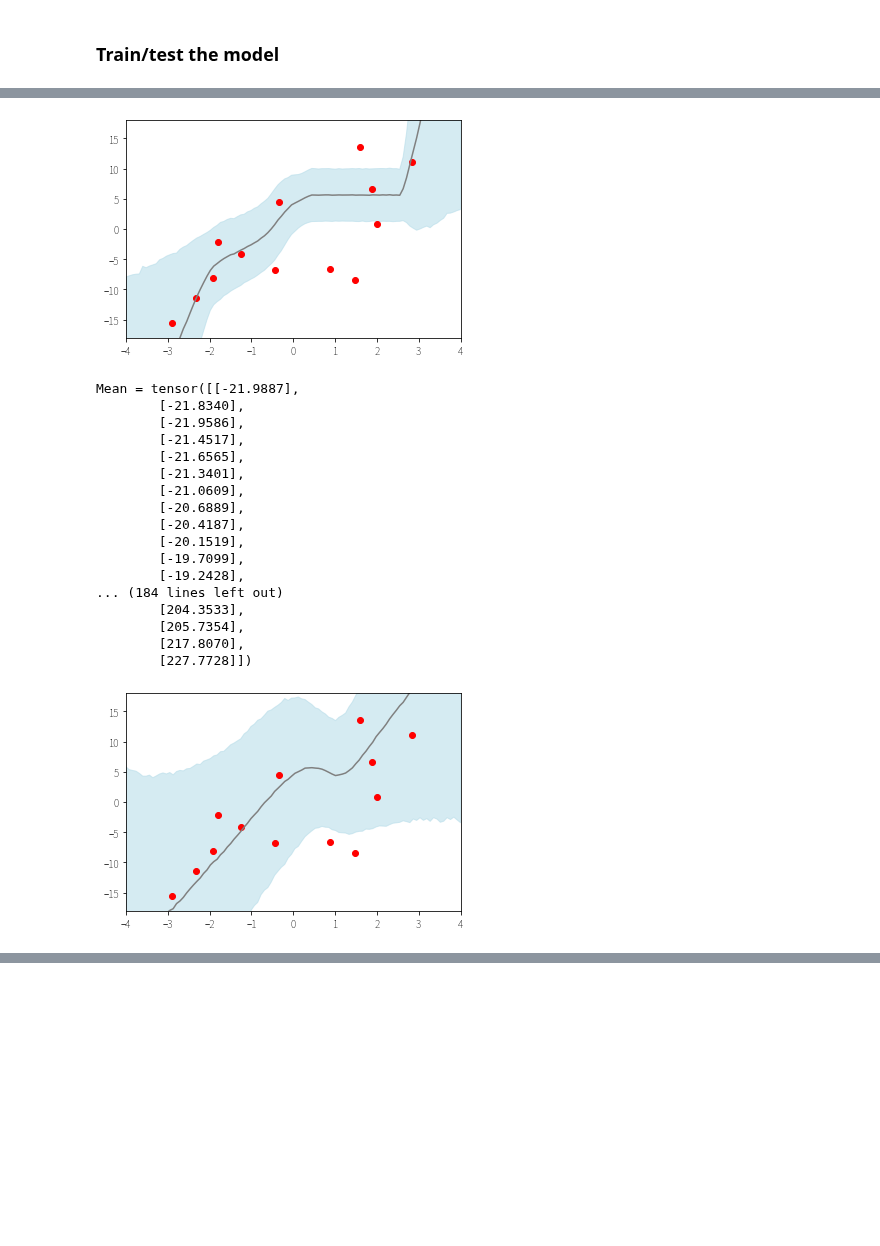
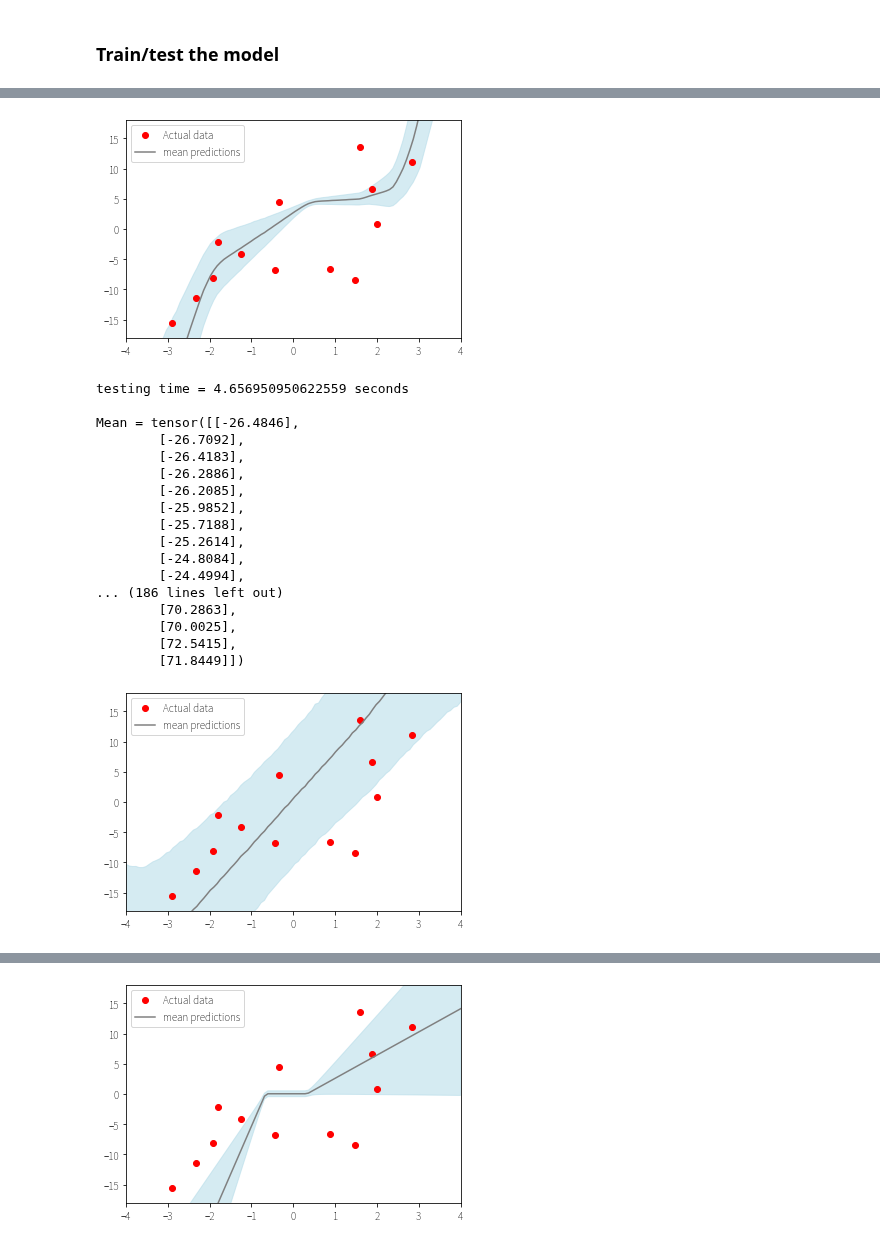
Before and after one commit to ronaldseoh/bayesian-dl-experiments, a Jupyter notebook: experiment_comparison_toy.ipynb, the cells around one changed output, grey strips where cells are left out. Cells and saved outputs as stored; diff of their text form; code cells hidden in the pictures; blank space fills up the shorter version.

```diff
--- a/experiment_comparison_toy.ipynb
+++ b/experiment_comparison_toy.ipynb
@@ -108,8 +111,8 @@ uncertainty_methods.append(
     models.FCNetMCDropout(
         input_dim=dataset.n_features,
         output_dim=dataset.n_targets,
-        hidden_dim=50,
-        n_hidden=1,
+        hidden_dim=100,
+        n_hidden=0,
         dropout_rate=0.5,
         dropout_type='bernoulli',
     )
@@ -120,12 +123,22 @@ uncertainty_methods.append(
     models.FCNetMCDropout(
         input_dim=dataset.n_features,
         output_dim=dataset.n_targets,
-        hidden_dim=50,
-        n_hidden=1,
+        hidden_dim=100,
+        n_hidden=0,
         dropout_rate=0.5,
         dropout_type='variational',
-        dropout_variational_dim=50,
+        dropout_variational_dim=100,
     )
 )
+
+# Vanilla Variational Inference
+uncertainty_methods.append(
+    models.FCNetVariationalInference(
+        input_dim=dataset.n_features,
+        output_dim=dataset.n_targets,
+        hidden_dim=100,
+        n_hidden=0,
+    )
+)
 # %% [markdown]
 ## Train the network
@@ -134,10 +145,3 @@ uncertainty_methods.append(
-# %%
-from torch import nn, optim
-
-# Mean Squared Error for loss function to minimize
-objective = nn.MSELoss()
-
-means, variances = [], []
 # %% [markdown]
 ### Train/test the model
 # %%
@@ -235,7 +274,7 @@ for network in uncertainty_methods:
     # Record testing start time (for this split)
     tic_testing = time.time()
 
-    predictions, mean, var, metrics = network.mc_predict(X_test, n_predictions)
+    predictions, mean, var, metrics = network.predict_dist(X_test, n_predictions)
 
     # Record testing end time
     toc_testing = time.time()
@@ -258,14 +297,16 @@ for network in uncertainty_methods:
     plt.ylim(dataset_toy_y_mean-2*dataset_toy_y_std, dataset_toy_y_mean+2*dataset_toy_y_std)
 
     # Actual data
-    plt.plot(dataset.data_x, dataset.data_y, 'or')
+    plt.plot(dataset.data_x, dataset.data_y, 'or', label='Actual data')
 
     # MC prediction
-    plt.plot(X_test, mean, 'gray')
+    plt.plot(X_test, mean, 'gray', label='mean predictions')
 
     # Distributions around the predictions
     plt.fill_between(X_test.flatten(), (mean - 2*torch.sqrt(var)).flatten(), (mean + 2*torch.sqrt(var)).flatten(),
                      color='lightblue', alpha=0.5)
 
+    plt.legend()
+
     plt.show()
 # %% [output]
@@ -289,19 +330,19 @@ Mean = tensor([[-4.1406e+01],
-[figure, old version]
+[figure, new version]
-Mean = tensor([[-21.9887],
-        [-21.8340],
-        [-21.9586],
-        [-21.4517],
-        [-21.6565],
-        [-21.3401],
-        [-21.0609],
-        [-20.6889],
-        [-20.4187],
-        [-20.1519],
-        [-19.7099],
-        [-19.2428],
-... (184 lines left out)
-        [204.3533],
-        [205.7354],
-        [217.8070],
-        [227.7728]])
+testing time = 4.656950950622559 seconds
+
+Mean = tensor([[-26.4846],
+        [-26.7092],
+        [-26.4183],
+        [-26.2886],
+        [-26.2085],
+        [-25.9852],
+        [-25.7188],
+        [-25.2614],
+        [-24.8084],
+        [-24.4994],
+... (186 lines left out)
+        [70.2863],
+        [70.0025],
+        [72.5415],
+        [71.8449]])
-[figure, old version]
+[figure, new version]
@@ -307,0 +366 @@ Mean = tensor([[-21.9887],
+[figure, added]
```
Also changed, not shown: parts of 4 cells of this notebook.
